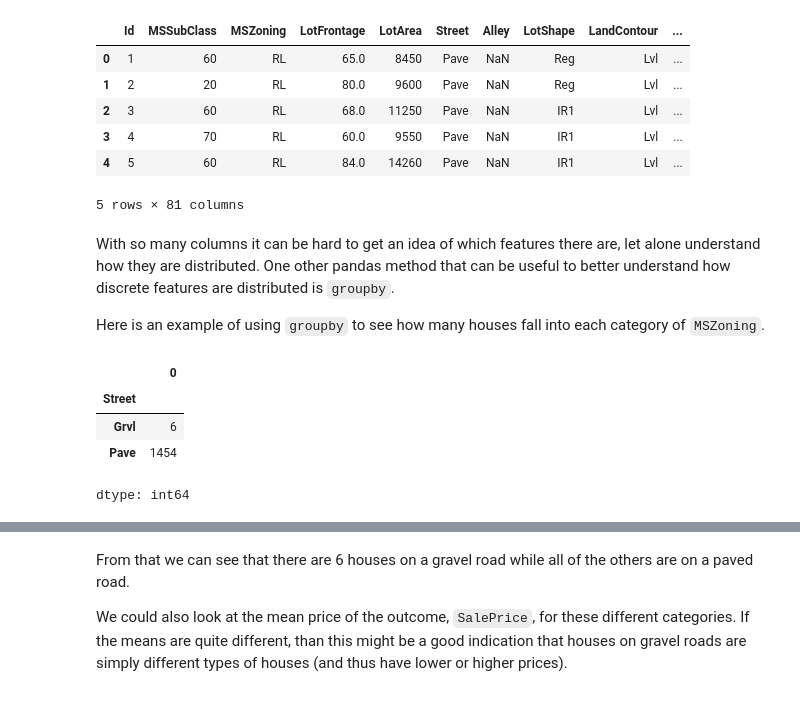
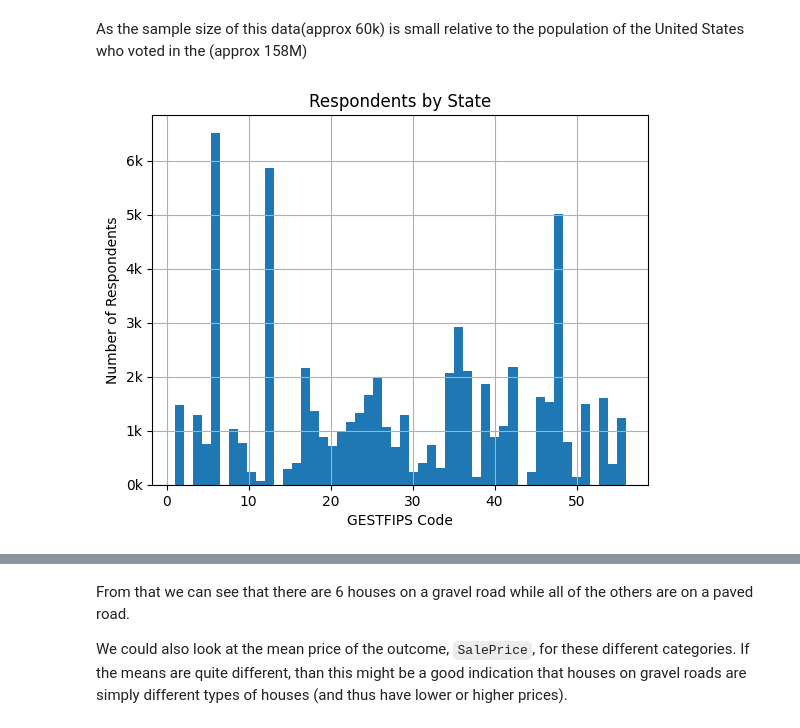
Before and after one commit to EdwinSavelson/CS3120_Final_Project, a Jupyter notebook: Edwin_Savelson_Final_Project_pynb.ipynb, the cells around one changed output, grey strips where cells are left out. Saved outputs shown, nothing was run; the diff lists cells and outputs as text; code cells hidden in the pictures.

```diff
--- a/Edwin_Savelson_Final_Project_pynb.ipynb
+++ b/Edwin_Savelson_Final_Project_pynb.ipynb
@@ -48,22 +66,14 @@ The other important first step is to see a few rows of the raw data itself using
-# %%
-df.head()
-# %% [output]
-|  | Id | MSSubClass | MSZoning | LotFrontage | LotArea | Street | Alley | LotShape | LandContour | ... |
-| 0 | 1 | 60 | RL | 65.0 | 8450 | Pave | NaN | Reg | Lvl | ... |
-| 1 | 2 | 20 | RL | 80.0 | 9600 | Pave | NaN | Reg | Lvl | ... |
-| 2 | 3 | 60 | RL | 68.0 | 11250 | Pave | NaN | IR1 | Lvl | ... |
-| 3 | 4 | 70 | RL | 60.0 | 9550 | Pave | NaN | IR1 | Lvl | ... |
-| 4 | 5 | 60 | RL | 84.0 | 14260 | Pave | NaN | IR1 | Lvl | ... |
-5 rows × 81 columns
-# %% [markdown]
-With so many columns it can be hard to get an idea of which features there are, let alone understand how they are distributed. One other pandas method that can be useful to better understand how discrete features are distributed is `groupby`.
-
-Here is an example of using `groupby` to see how many houses fall into each category of `MSZoning`.
-# %%
-df.groupby('Street').size()
-# %% [output]
-|  | 0 |
-| Street |  |
-| Grvl | 6 |
-| Pave | 1454 |
-dtype: int64
+# %% [markdown]
+As the sample size of this data(approx 60k) is small relative to the population of the United States who voted in the (approx 158M)
+# %%
+ax = df['GESTFIPS'].hist(bins=50)
+
+ax.get_yaxis().set_major_formatter(plt.FuncFormatter(lambda x, _: f'{int(x /1000)}k'))
+
+plt.xlabel('GESTFIPS Code')
+plt.ylabel('Number of Respondents')
+plt.title('Respondents by State')
+
+plt.show()
+# %% [output]
+[figure, added]
```
Also changed, not shown: parts of 8 cells of this notebook.
